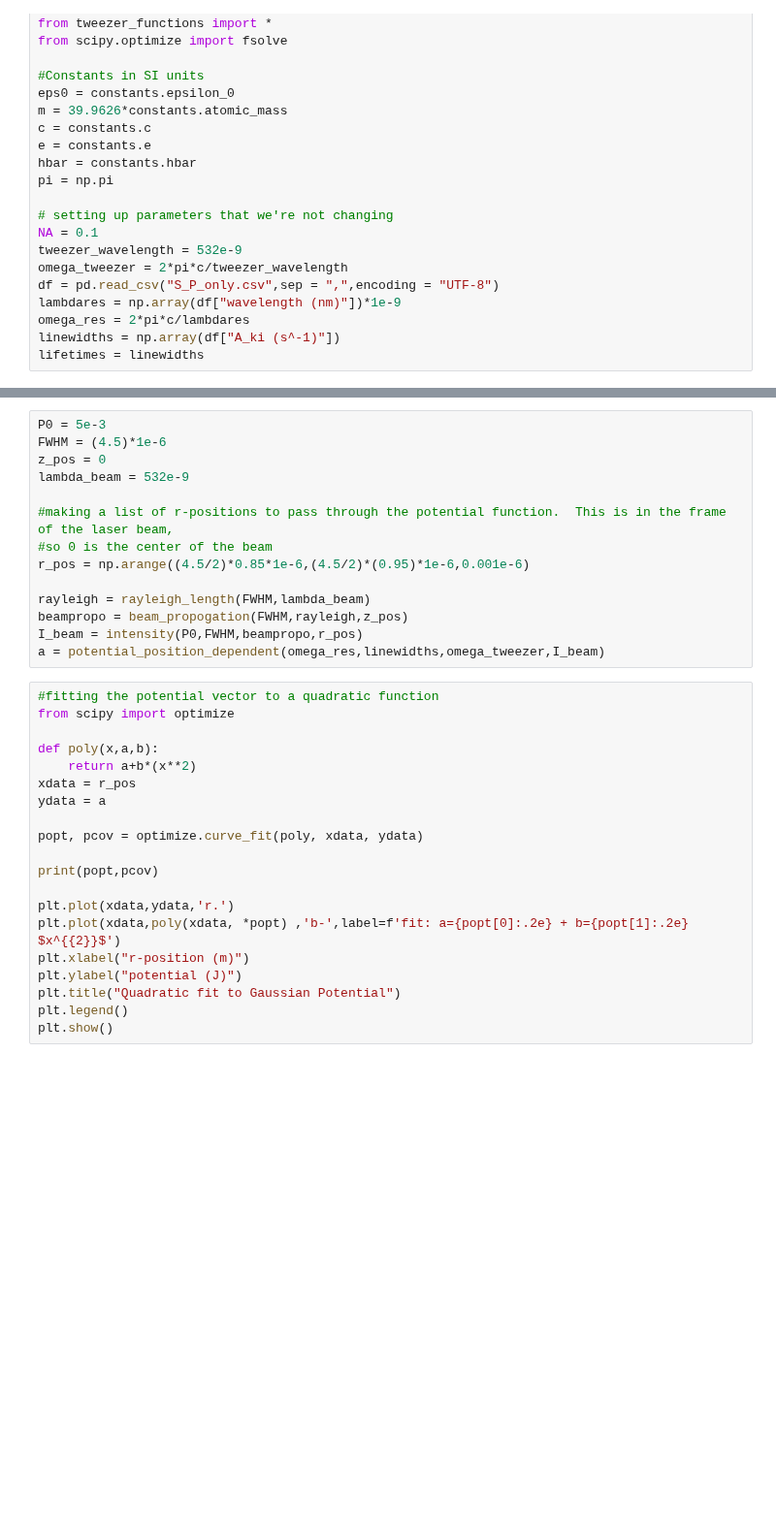
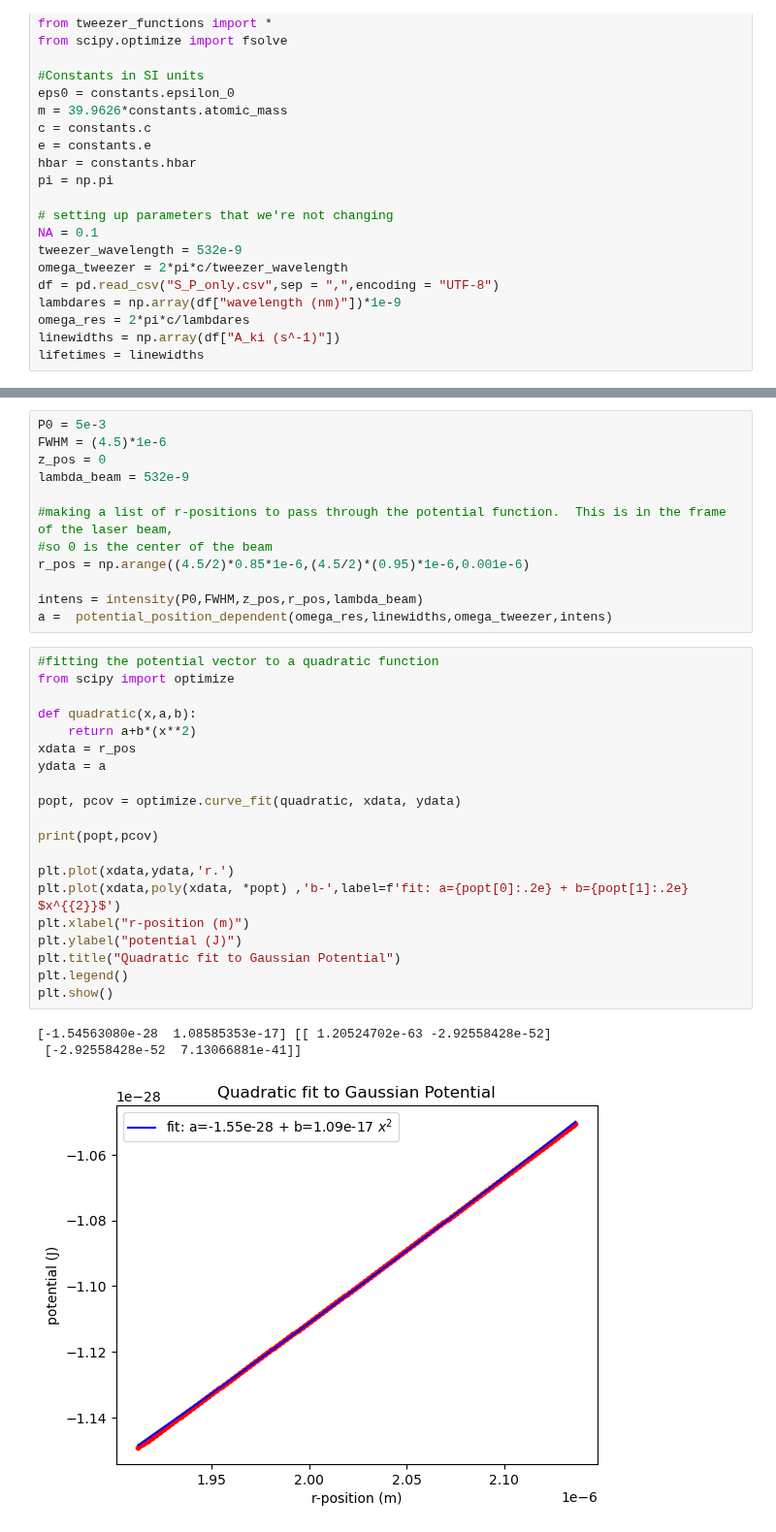
Before and after one commit to SQRLab/BladeRunner, a Jupyter notebook: Tweezers/Tweezer_Misalignment.ipynb, the cells around one changed output, grey strips where cells are left out. Shown at 97% size. Cells and saved outputs as stored; diff of their text form; blank space fills up the shorter version.

Commit message:
making some figures

```diff
--- a/Tweezers/Tweezer_Misalignment.ipynb
+++ b/Tweezers/Tweezer_Misalignment.ipynb
@@ -56,28 +66,30 @@ lambda_beam = 532e-9
 #so 0 is the center of the beam
 r_pos = np.arange((4.5/2)*0.85*1e-6,(4.5/2)*(0.95)*1e-6,0.001e-6)
 
-rayleigh = rayleigh_length(FWHM,lambda_beam)
-beampropo = beam_propogation(FWHM,rayleigh,z_pos)
-I_beam = intensity(P0,FWHM,beampropo,r_pos)
-a = potential_position_dependent(omega_res,linewidths,omega_tweezer,I_beam)
+intens = intensity(P0,FWHM,z_pos,r_pos,lambda_beam)
+a =  potential_position_dependent(omega_res,linewidths,omega_tweezer,intens)
 # %%
 #fitting the potential vector to a quadratic function
 from scipy import optimize
 
-def poly(x,a,b):
+def quadratic(x,a,b):
     return a+b*(x**2)
 xdata = r_pos
 ydata = a
 
-popt, pcov = optimize.curve_fit(poly, xdata, ydata)
+popt, pcov = optimize.curve_fit(quadratic, xdata, ydata)
 
 print(popt,pcov)
 
 plt.plot(xdata,ydata,'r.')
 plt.plot(xdata,poly(xdata, *popt) ,'b-',label=f'fit: a={popt[0]:.2e} + b={popt[1]:.2e} $x^{{2}}$')
 plt.xlabel("r-position (m)")
 plt.ylabel("potential (J)")
 plt.title("Quadratic fit to Gaussian Potential")
 plt.legend()
 plt.show()
+# %% [output]
+[-1.54563080e-28  1.08585353e-17] [[ 1.20524702e-63 -2.92558428e-52]
+ [-2.92558428e-52  7.13066881e-41]]
+[figure, added]
 # %%
```
Also changed, not shown: parts of 11 cells of this notebook.
